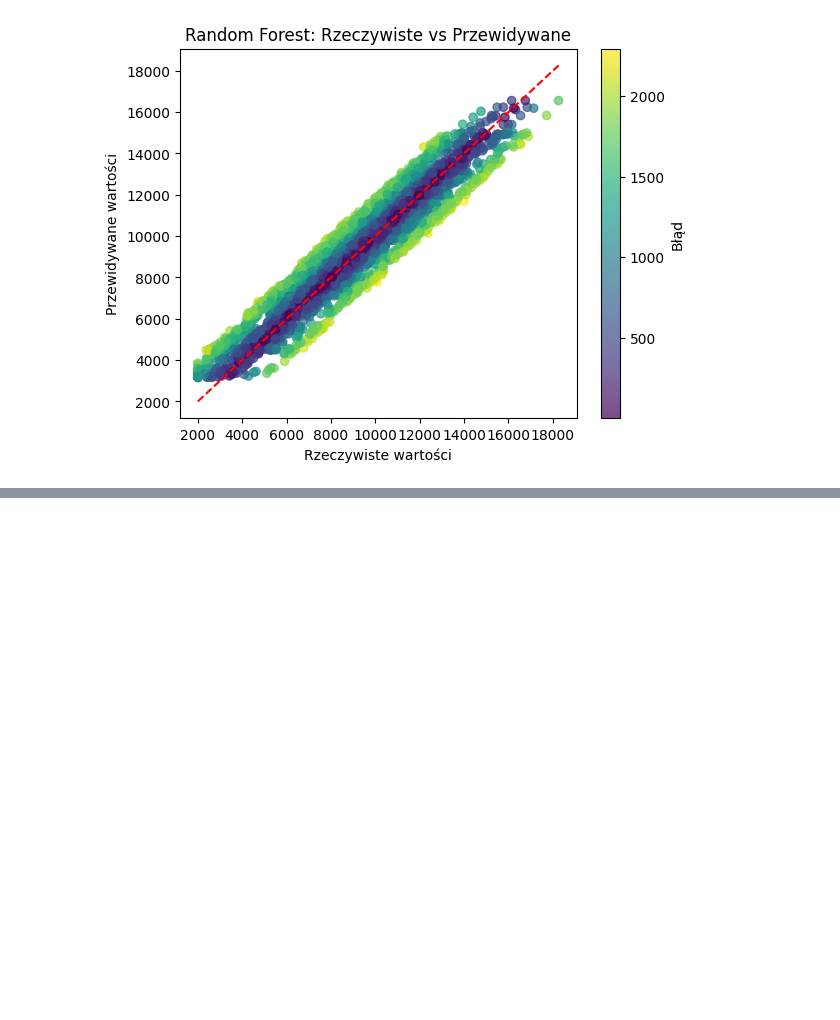
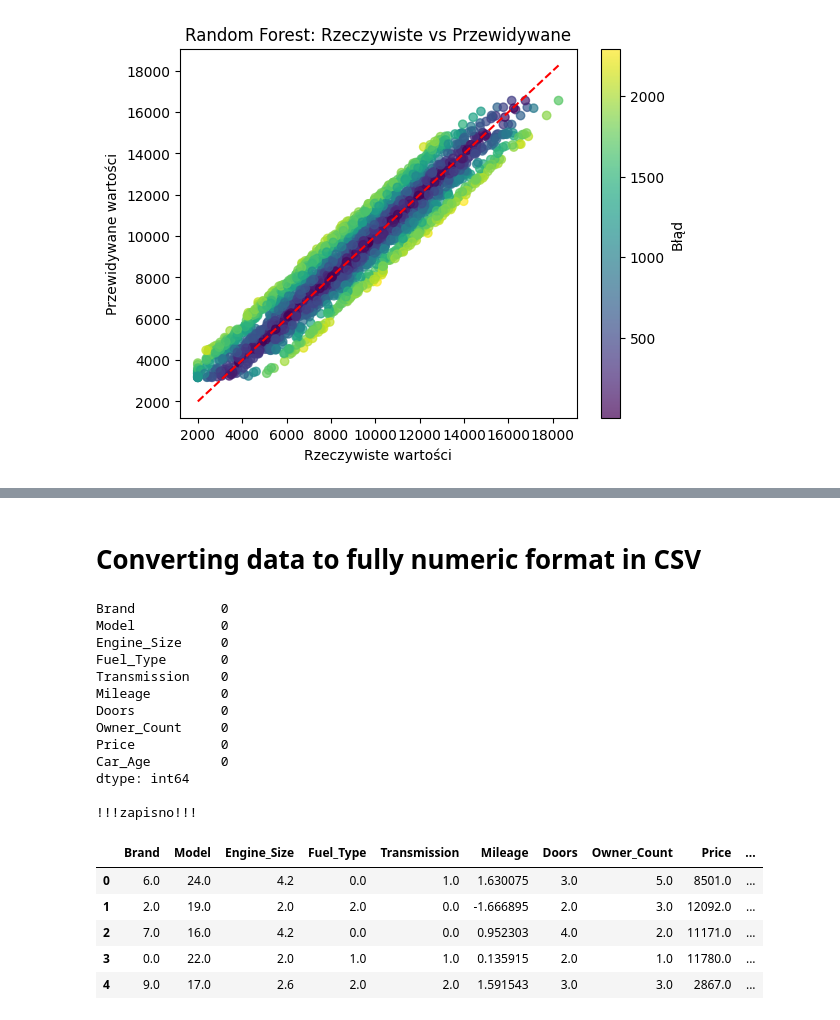
Before and after one commit to hgf700/Python-scikit-learn-alg, a Jupyter notebook: llmy/Untitled.ipynb, the cells around one changed output, grey strips where cells are left out. Cells and saved outputs as stored; diff of their text form; code cells hidden in the pictures; blank space fills up the shorter version.

Commit message:
feat: Converting data in datasets to numeric format

```diff
--- a/llmy/Untitled.ipynb
+++ b/llmy/Untitled.ipynb
@@ -1973,0 +1978,62 @@ ValueError: Input y contains NaN.
+# %% [markdown]
+# Converting data to fully numeric format in CSV
+# %%
+import pandas as pd
+from sklearn.impute import SimpleImputer
+from sklearn.preprocessing import LabelEncoder # zamiana string na num
+from sklearn.preprocessing import StandardScaler  # Standaryzacja dla np dat
+from datetime import datetime
+
+# Wczytanie danych
+csv_path = r'C:\Users\USER098\Documents\GitHub\Python-scikit-learn-alg\llmy\archive\carprice.csv'
+df = pd.read_csv(csv_path)
+
+label = LabelEncoder()
+df['Brand'] = label.fit_transform(df['Brand'])
+df['Model'] = label.fit_transform(df['Model'])
+df['Fuel_Type'] = label.fit_transform(df['Fuel_Type'])
+df['Transmission'] = label.fit_transform(df['Transmission'])
+
+# Przekształcanie roku na wiek samochodu
+current_year = datetime.now().year
+df['Car_Age'] = current_year - df['Year']
+df = df.drop(columns=['Year'])  # Usunięcie oryginalnej kolumny 'Year'
+
+# Normalizacja przebiegu
+scaler = StandardScaler()
+df['Mileage'] = scaler.fit_transform(df[['Mileage']])
+
+# Imputacja brakujących danych
+imputer = SimpleImputer(strategy='mean')
+df_imputed = imputer.fit_transform(df)
+df_imputed = pd.DataFrame(df_imputed, columns=df.columns)
+
+print(df.isnull().sum())  # Sprawdzenie, czy są brakujące dane
+
+# Zapisanie imputowanych danych do nowego pliku
+new_csv_path = r'C:\Users\USER098\Documents\GitHub\Python-scikit-learn-alg\llmy\archive\ZZZ_carprice_CORRECTED.csv'
+df_imputed.to_csv(new_csv_path, index=False)
+print()
+print("!!!zapisno!!!")
+print()
+df_imputed.head()  # Podgląd wyników
+# %% [output]
+Brand           0
+Model           0
+Engine_Size     0
+Fuel_Type       0
+Transmission    0
+Mileage         0
+Doors           0
+Owner_Count     0
+Price           0
+Car_Age         0
+dtype: int64
+
+!!!zapisno!!!
+|  | Brand | Model | Engine_Size | Fuel_Type | Transmission | Mileage | Doors | Owner_Count | Price | ... |
+| 0 | 6.0 | 24.0 | 4.2 | 0.0 | 1.0 | 1.630075 | 3.0 | 5.0 | 8501.0 | ... |
+| 1 | 2.0 | 19.0 | 2.0 | 2.0 | 0.0 | -1.666895 | 2.0 | 3.0 | 12092.0 | ... |
+| 2 | 7.0 | 16.0 | 4.2 | 0.0 | 0.0 | 0.952303 | 4.0 | 2.0 | 11171.0 | ... |
+| 3 | 0.0 | 22.0 | 2.0 | 1.0 | 1.0 | 0.135915 | 2.0 | 1.0 | 11780.0 | ... |
+| 4 | 9.0 | 17.0 | 2.6 | 2.0 | 2.0 | 1.591543 | 3.0 | 3.0 | 2867.0 | ... |
```
Also changed, not shown: parts of 3 cells of this notebook.
